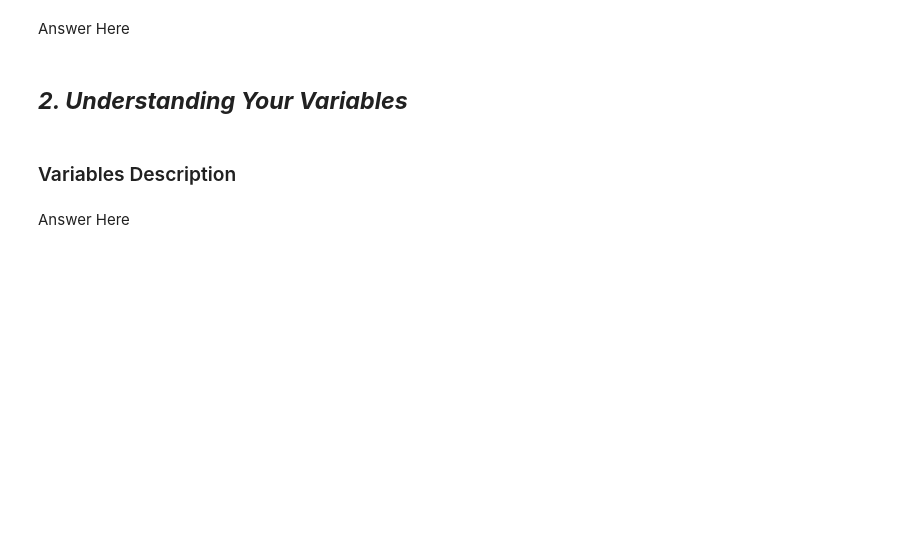
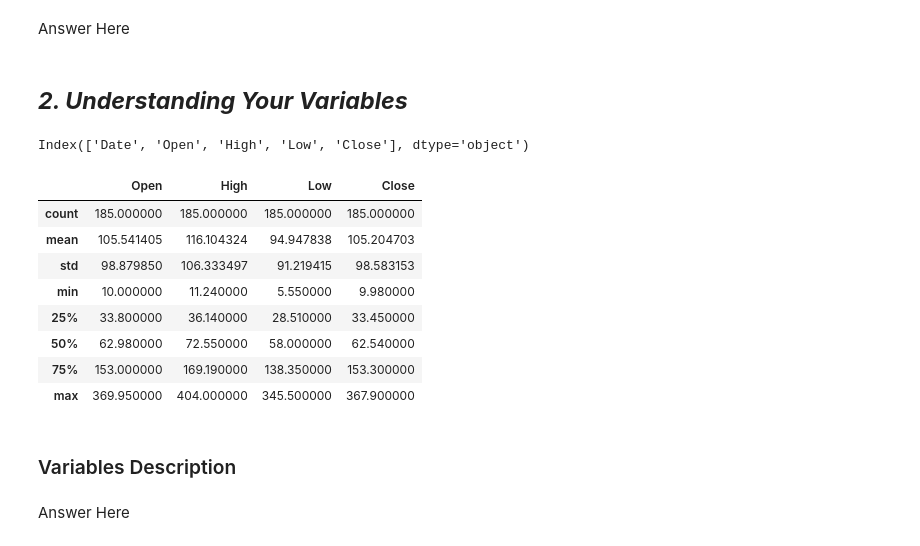
Before and after one commit to kashifkhan9555/Yes_Bank_Closing_price_prediction, a Jupyter notebook: Yes_Bank_Closing_price_prediction.ipynb, the cells around one changed output. Cells and saved outputs as stored; diff of their text form; code cells hidden in the pictures; blank space fills up the shorter version.

```diff
--- a/Yes_Bank_Closing_price_prediction.ipynb
+++ b/Yes_Bank_Closing_price_prediction.ipynb
@@ -115,8 +188,22 @@ Answer Here
 ## ***2. Understanding Your Variables***
 # %%
 # Dataset Columns
+df.columns
+# %% [output]
+Index(['Date', 'Open', 'High', 'Low', 'Close'], dtype='object')
 # %%
 # Dataset Describe
+df.describe()
+# %% [output]
+|  | Open | High | Low | Close |
+| count | 185.000000 | 185.000000 | 185.000000 | 185.000000 |
+| mean | 105.541405 | 116.104324 | 94.947838 | 105.204703 |
+| std | 98.879850 | 106.333497 | 91.219415 | 98.583153 |
+| min | 10.000000 | 11.240000 | 5.550000 | 9.980000 |
+| 25% | 33.800000 | 36.140000 | 28.510000 | 33.450000 |
+| 50% | 62.980000 | 72.550000 | 58.000000 | 62.540000 |
+| 75% | 153.000000 | 169.190000 | 138.350000 | 153.300000 |
+| max | 369.950000 | 404.000000 | 345.500000 | 367.900000 |
 # %% [markdown]
 ### Variables Description
 # %% [markdown]
```
Also changed, not shown: parts of 15 cells of this notebook.
